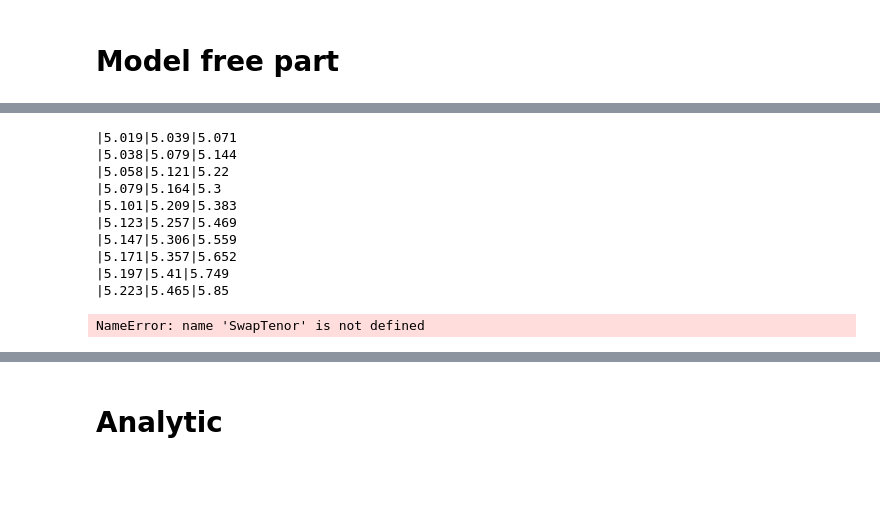
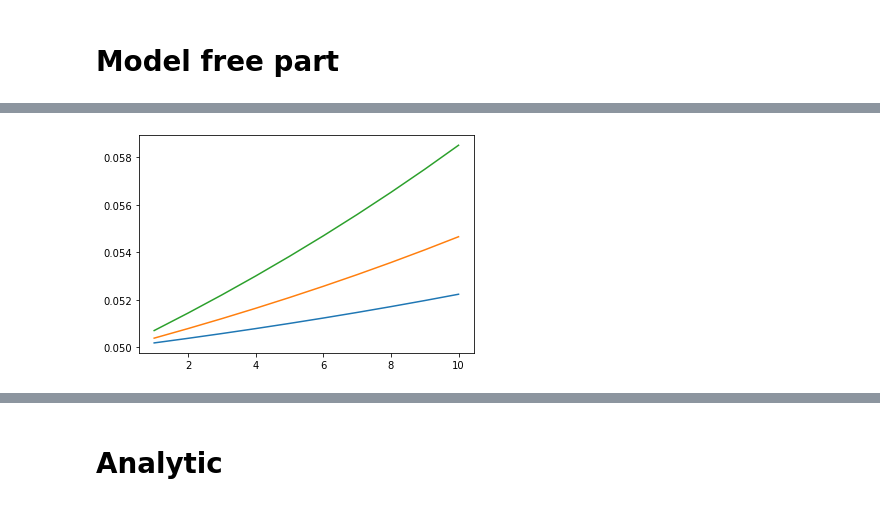
Before and after one commit to fabianfh/fnotebooks, a Jupyter notebook: cms_convexity.ipynb, the cells around one changed output, grey strips where cells are left out. Cells and saved outputs as stored; diff of their text form; code cells hidden in the pictures; blank space fills up the shorter version.

```diff
--- a/cms_convexity.ipynb
+++ b/cms_convexity.ipynb
@@ -121,45 +140 @@ p=1
 sigma =0.2
-# %%
-def ForwardAdjusted(today,schedule,p,sigma):
-    fixingTime =schedule[0]
-    maturityTime =schedule[len(schedule)-1]
-    num =  C(today,schedule) *  ( alpha(schedule) + C(today,schedule) * beta(today,schedule,p))
-    #print("num:" + str(num))
-    #print("schedule:" + str(schedule))
-    denom = beta(today,schedule,p)
-    #print("denom:" + str(denom))
-    varianz = C(today,schedule)*C(today,schedule) * (math.exp(sigma*sigma * fixingTime)-1)
-    #print("varianz:" + str(varianz))
-    return C(today,schedule) * (1 + denom/num * varianz)
-
-
-for cmsTenor in [1,2,3,4,5,6,7,8,9,10]:
-    msg=""
-    for swapTenor in  [5,10,20]:
-        schedule = np.arange(cmsTenor, cmsTenor + swapTenor+ SwapFrequency,SwapFrequency)
-        pv01 = PV01(0,schedule)
-        forward = C(0,schedule)
-        forwardAdjusted = ForwardAdjusted(0,schedule,p,sigma)
-        msg = msg + '|' + str(round(forwardAdjusted*100,3))
-    print(msg)
-# %% [output]
-|5.019|5.039|5.071
-|5.038|5.079|5.144
-|5.058|5.121|5.22
-|5.079|5.164|5.3
-|5.101|5.209|5.383
-|5.123|5.257|5.469
-|5.147|5.306|5.559
-|5.171|5.357|5.652
-|5.197|5.41|5.749
-|5.223|5.465|5.85
-# %%
-xrange = np.arange(0,30,1)
-
-plt.plot(xrange,[ForwardAdjusted(0,np.arange(time,time + SwapTenor+ SwapFrequency,SwapFrequency),p,0.2) for time in xrange],label="sigma=0.2")
-plt.plot(xrange,[ForwardAdjusted(0,np.arange(time,time + SwapTenor+ SwapFrequency,SwapFrequency),p,0.15) for time in xrange],label="sigma=0.15")
-plt.plot(xrange,[ForwardAdjusted(0,np.arange(time,time + SwapTenor+ SwapFrequency,SwapFrequency),p,0.1) for time in xrange],label="sigma=0.1")
-plt.plot(xrange,[C(0,np.arange(time,time + SwapTenor+ SwapFrequency,SwapFrequency)) for time in xrange],label="sigma=0")
-plt.show()
-# %% [output]
-NameError: name 'SwapTenor' is not defined
@@ -165,0 +160,18 @@ NameError: name 'SwapTenor' is not defined
+# %%
+
+swaprateFixing = np.array([1,2,3,4,5,6,7,8,9,10])
+swapTenor5 = [ForwardAdjusted(0,np.arange(cmsTenor, cmsTenor + 5 + SwapFrequency,SwapFrequency),p,sigma) for  cmsTenor in [1,2,3,4,5,6,7,8,9,10] ]
+swapTenor10 = [ForwardAdjusted(0,np.arange(cmsTenor, cmsTenor + 10 + SwapFrequency,SwapFrequency),p,sigma) for  cmsTenor in [1,2,3,4,5,6,7,8,9,10] ]
+swapTenor20 = [ForwardAdjusted(0,np.arange(cmsTenor, cmsTenor + 20 + SwapFrequency,SwapFrequency),p,sigma) for  cmsTenor in [1,2,3,4,5,6,7,8,9,10] ]
+
+dict = { "t_0": swaprateFixing,"t_Cf": swaprateFixing + p, "CMS5Y" : swapTenor5,"CMS10Y" :swapTenor10, "CMS20Y" : swapTenor20 }
+df = pd.DataFrame(dict)
+# %%
+xrange = np.arange(0,30,1)
+
+plt.plot(df["t_0"],df["CMS5Y"],label="sigma=0.2")
+plt.plot(df["t_0"],df["CMS10Y"],label="sigma=0.2")
+plt.plot(df["t_0"],df["CMS20Y"],label="sigma=0.2")
+plt.show()
+# %% [output]
+[figure, added]
```
Also changed, not shown: parts of 24 cells of this notebook, 2 other files.
